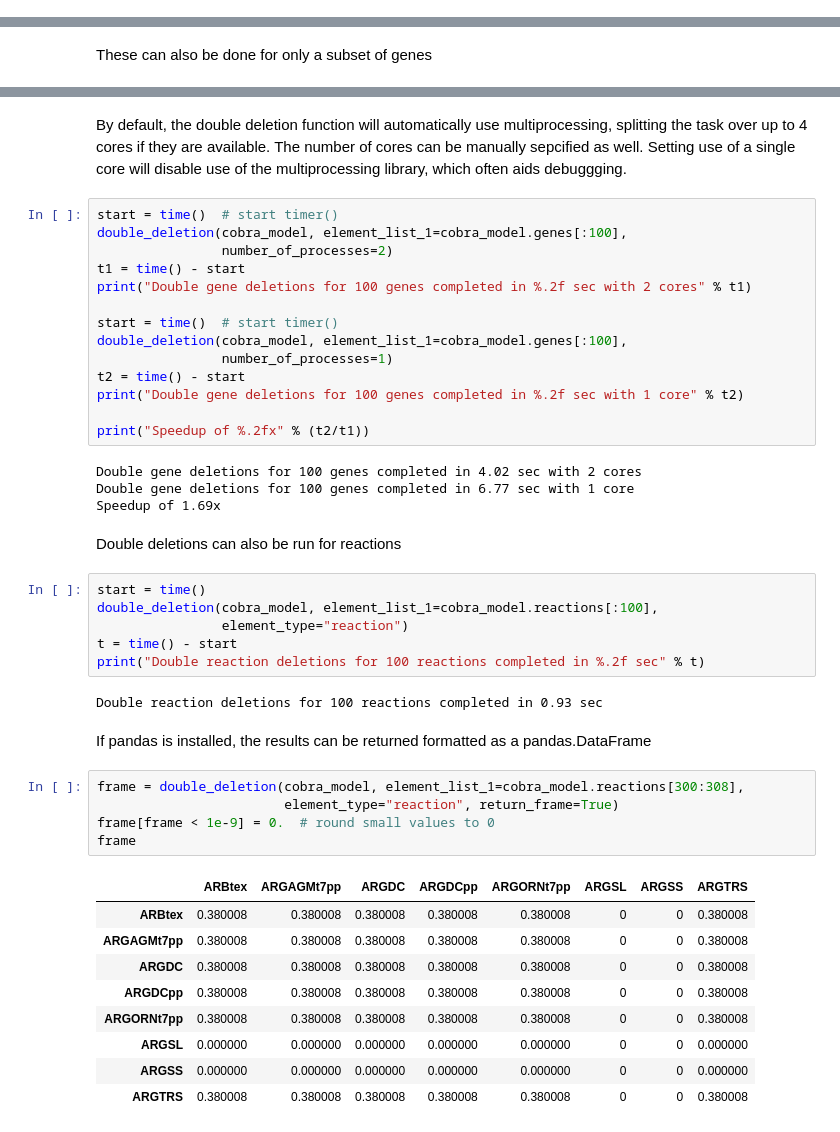
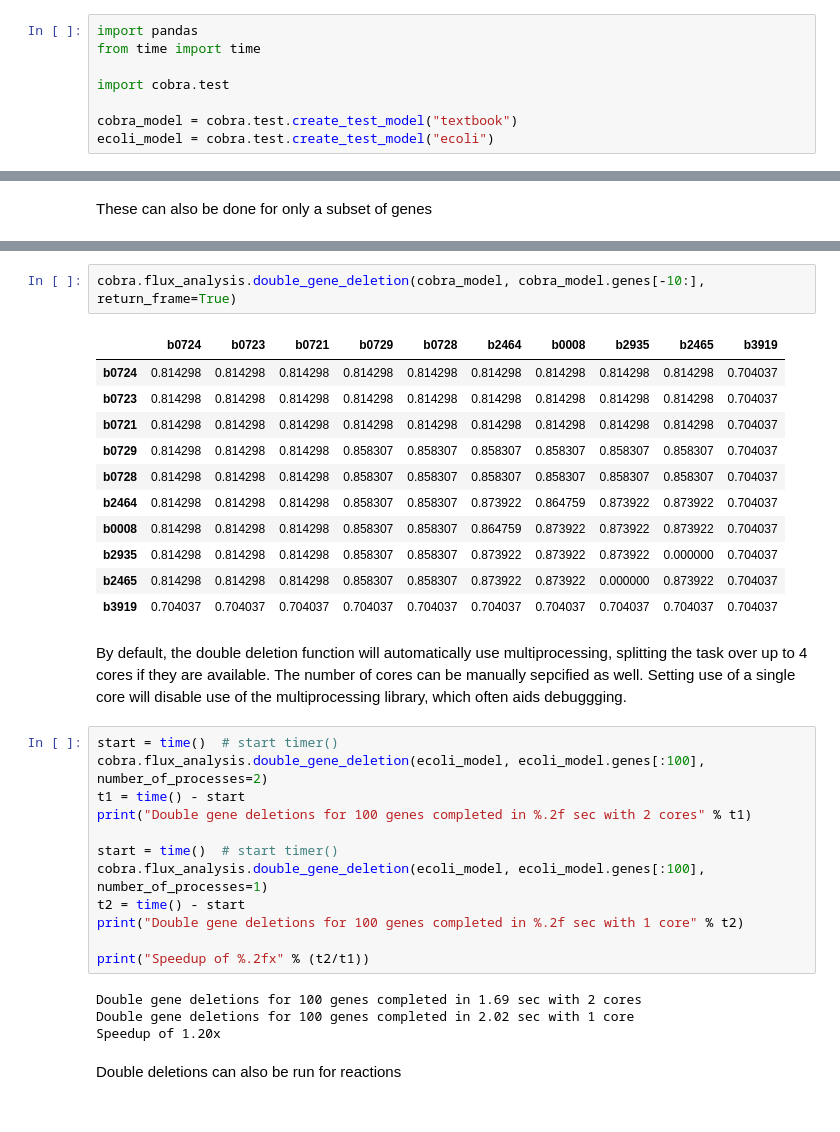
Before and after one commit to opencobra/cobrapy, a Jupyter notebook: documentation_builder/deletions.ipynb, the cells around one changed output, grey strips where cells are left out. Saved outputs shown, nothing was run; the diff lists cells and outputs as text.

```diff
--- a/documentation_builder/deletions.ipynb
+++ b/documentation_builder/deletions.ipynb
@@ -15,3 +3,11 @@ cobra_model = create_test_model(salmonella_pickle)
+# %%
+import pandas
+from time import time
+
+import cobra.test
+
+cobra_model = cobra.test.create_test_model("textbook")
+ecoli_model = cobra.test.create_test_model("ecoli")
 # %% [markdown]
 ## Single Deletions
 # %% [markdown]
@@ -47,47 +67,34 @@ Double gene deletions for 100 genes completed in 4.94 sec
+# %%
+cobra.flux_analysis.double_gene_deletion(cobra_model, cobra_model.genes[-10:], return_frame=True)
+# %% [output]
+|  | b0724 | b0723 | b0721 | b0729 | b0728 | b2464 | b0008 | b2935 | b2465 | b3919 |
+| b0724 | 0.814298 | 0.814298 | 0.814298 | 0.814298 | 0.814298 | 0.814298 | 0.814298 | 0.814298 | 0.814298 | 0.704037 |
+| b0723 | 0.814298 | 0.814298 | 0.814298 | 0.814298 | 0.814298 | 0.814298 | 0.814298 | 0.814298 | 0.814298 | 0.704037 |
+| b0721 | 0.814298 | 0.814298 | 0.814298 | 0.814298 | 0.814298 | 0.814298 | 0.814298 | 0.814298 | 0.814298 | 0.704037 |
+| b0729 | 0.814298 | 0.814298 | 0.814298 | 0.858307 | 0.858307 | 0.858307 | 0.858307 | 0.858307 | 0.858307 | 0.704037 |
+| b0728 | 0.814298 | 0.814298 | 0.814298 | 0.858307 | 0.858307 | 0.858307 | 0.858307 | 0.858307 | 0.858307 | 0.704037 |
+| b2464 | 0.814298 | 0.814298 | 0.814298 | 0.858307 | 0.858307 | 0.873922 | 0.864759 | 0.873922 | 0.873922 | 0.704037 |
+| b0008 | 0.814298 | 0.814298 | 0.814298 | 0.858307 | 0.858307 | 0.864759 | 0.873922 | 0.873922 | 0.873922 | 0.704037 |
+| b2935 | 0.814298 | 0.814298 | 0.814298 | 0.858307 | 0.858307 | 0.873922 | 0.873922 | 0.873922 | 0.000000 | 0.704037 |
+| b2465 | 0.814298 | 0.814298 | 0.814298 | 0.858307 | 0.858307 | 0.873922 | 0.873922 | 0.000000 | 0.873922 | 0.704037 |
+| b3919 | 0.704037 | 0.704037 | 0.704037 | 0.704037 | 0.704037 | 0.704037 | 0.704037 | 0.704037 | 0.704037 | 0.704037 |
 # %% [markdown]
 By default, the double deletion function will automatically use multiprocessing, splitting the task over up to 4 cores if they are available. The number of cores can be manually sepcified as well. Setting use of a single core will disable use of the multiprocessing library, which often aids debuggging.
 # %%
 start = time()  # start timer()
-double_deletion(cobra_model, element_list_1=cobra_model.genes[:100],
-                number_of_processes=2)
+cobra.flux_analysis.double_gene_deletion(ecoli_model, ecoli_model.genes[:100], number_of_processes=2)
 t1 = time() - start
 print("Double gene deletions for 100 genes completed in %.2f sec with 2 cores" % t1)
 
 start = time()  # start timer()
-double_deletion(cobra_model, element_list_1=cobra_model.genes[:100],
-                number_of_processes=1)
+cobra.flux_analysis.double_gene_deletion(ecoli_model, ecoli_model.genes[:100], number_of_processes=1)
 t2 = time() - start
 print("Double gene deletions for 100 genes completed in %.2f sec with 1 core" % t2)
 
 print("Speedup of %.2fx" % (t2/t1))
 # %% [output]
-Double gene deletions for 100 genes completed in 4.02 sec with 2 cores
-Double gene deletions for 100 genes completed in 6.77 sec with 1 core
-Speedup of 1.69x
+Double gene deletions for 100 genes completed in 1.69 sec with 2 cores
+Double gene deletions for 100 genes completed in 2.02 sec with 1 core
+Speedup of 1.20x
 # %% [markdown]
 Double deletions can also be run for reactions
-# %%
-start = time()
-double_deletion(cobra_model, element_list_1=cobra_model.reactions[:100],
-                element_type="reaction")
-t = time() - start
-print("Double reaction deletions for 100 reactions completed in %.2f sec" % t)
-# %% [output]
-Double reaction deletions for 100 reactions completed in 0.93 sec
-# %% [markdown]
-If pandas is installed, the results can be returned formatted as a pandas.DataFrame
-# %%
-frame = double_deletion(cobra_model, element_list_1=cobra_model.reactions[300:308],
-                        element_type="reaction", return_frame=True)
-frame[frame < 1e-9] = 0.  # round small values to 0
-frame
-# %% [output]
-|  | ARBtex | ARGAGMt7pp | ARGDC | ARGDCpp | ARGORNt7pp | ARGSL | ARGSS | ARGTRS |
-| ARBtex | 0.380008 | 0.380008 | 0.380008 | 0.380008 | 0.380008 | 0 | 0 | 0.380008 |
-| ARGAGMt7pp | 0.380008 | 0.380008 | 0.380008 | 0.380008 | 0.380008 | 0 | 0 | 0.380008 |
-| ARGDC | 0.380008 | 0.380008 | 0.380008 | 0.380008 | 0.380008 | 0 | 0 | 0.380008 |
-| ARGDCpp | 0.380008 | 0.380008 | 0.380008 | 0.380008 | 0.380008 | 0 | 0 | 0.380008 |
-| ARGORNt7pp | 0.380008 | 0.380008 | 0.380008 | 0.380008 | 0.380008 | 0 | 0 | 0.380008 |
-| ARGSL | 0.000000 | 0.000000 | 0.000000 | 0.000000 | 0.000000 | 0 | 0 | 0.000000 |
-| ARGSS | 0.000000 | 0.000000 | 0.000000 | 0.000000 | 0.000000 | 0 | 0 | 0.000000 |
-| ARGTRS | 0.380008 | 0.380008 | 0.380008 | 0.380008 | 0.380008 | 0 | 0 | 0.380008 |
```
Also changed, not shown: parts of 14 cells of this notebook, 59 other files.
